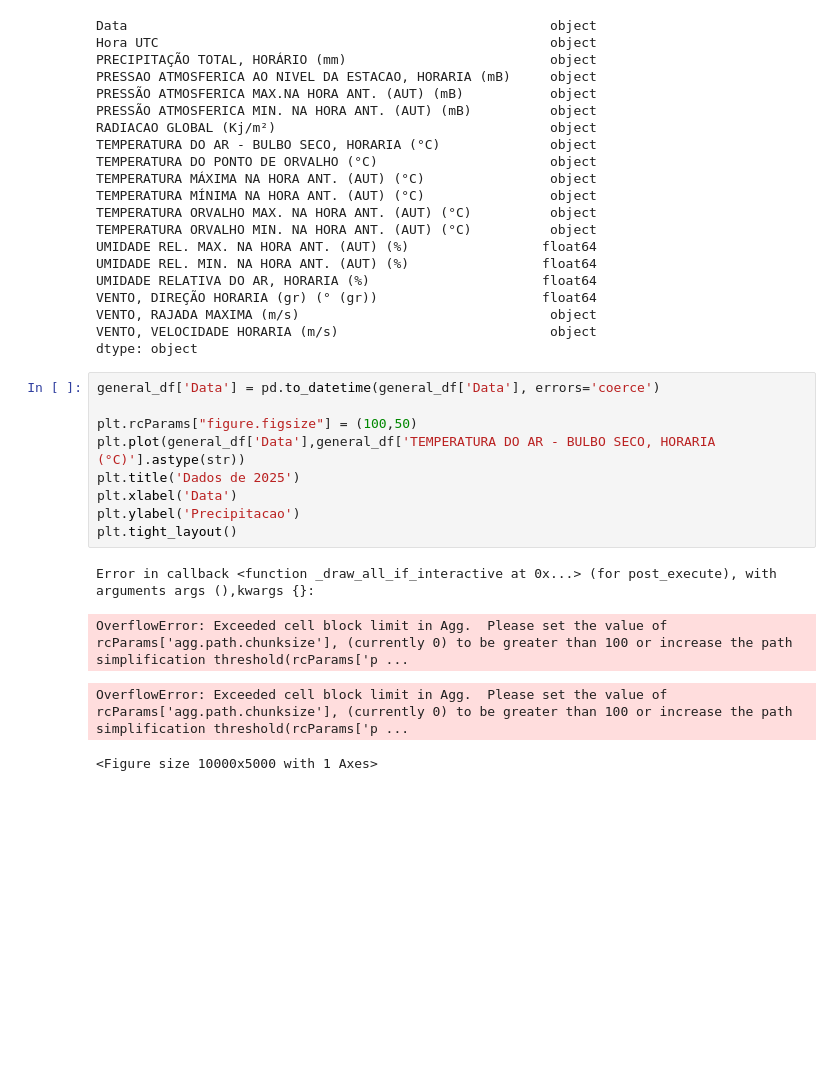
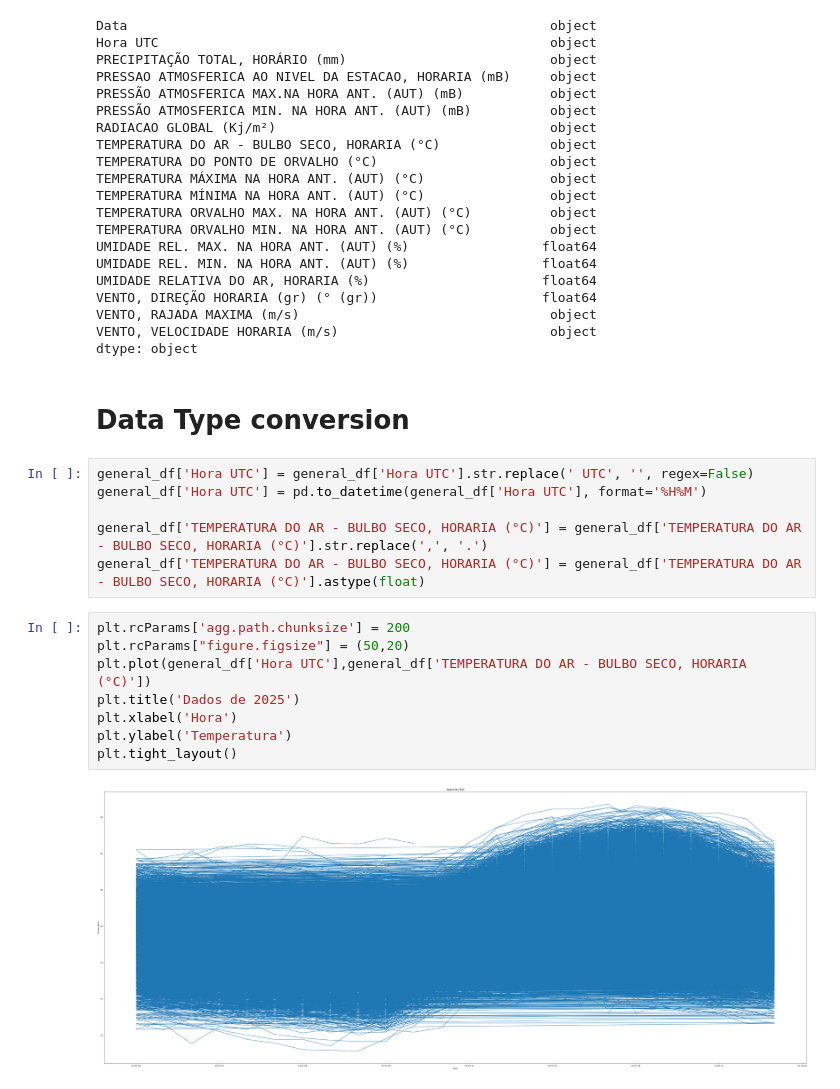
Before and after one commit to tracyxoxo/TCC-IA, a Jupyter notebook: TCC.ipynb, the cells around one changed output. Saved outputs shown, nothing was run; the diff lists cells and outputs as text; blank space fills up the shorter version.

Commit message:
plotted graph and formated temperature column values

```diff
--- a/TCC.ipynb
+++ b/TCC.ipynb
@@ -77,17 +77,21 @@ VENTO, DIREÇÃO HORARIA (gr) (° (gr))                     float64
 VENTO, RAJADA MAXIMA (m/s)                                object
 VENTO, VELOCIDADE HORARIA (m/s)                           object
 dtype: object
+# %% [markdown]
+# Data Type conversion
+# %%
+general_df['Hora UTC'] = general_df['Hora UTC'].str.replace(' UTC', '', regex=False)
+general_df['Hora UTC'] = pd.to_datetime(general_df['Hora UTC'], format='%H%M')
+
+general_df['TEMPERATURA DO AR - BULBO SECO, HORARIA (°C)'] = general_df['TEMPERATURA DO AR - BULBO SECO, HORARIA (°C)'].str.replace(',', '.')
+general_df['TEMPERATURA DO AR - BULBO SECO, HORARIA (°C)'] = general_df['TEMPERATURA DO AR - BULBO SECO, HORARIA (°C)'].astype(float)
 # %%
-general_df['Data'] = pd.to_datetime(general_df['Data'], errors='coerce')
-
-plt.rcParams["figure.figsize"] = (100,50)
-plt.plot(general_df['Data'],general_df['TEMPERATURA DO AR - BULBO SECO, HORARIA (°C)'].astype(str))
+plt.rcParams['agg.path.chunksize'] = 200
+plt.rcParams["figure.figsize"] = (50,20)
+plt.plot(general_df['Hora UTC'],general_df['TEMPERATURA DO AR - BULBO SECO, HORARIA (°C)'])
 plt.title('Dados de 2025')
-plt.xlabel('Data')
-plt.ylabel('Precipitacao')
+plt.xlabel('Hora')
+plt.ylabel('Temperatura')
 plt.tight_layout()
 # %% [output]
-Error in callback <function _draw_all_if_interactive at 0x...> (for post_execute), with arguments args (),kwargs {}:
-OverflowError: Exceeded cell block limit in Agg.  Please set the value of rcParams['agg.path.chunksize'], (currently 0) to be greater than 100 or increase the path simplification threshold(rcParams['p ...
-OverflowError: Exceeded cell block limit in Agg.  Please set the value of rcParams['agg.path.chunksize'], (currently 0) to be greater than 100 or increase the path simplification threshold(rcParams['p ...
-<Figure size 10000x5000 with 1 Axes>
+[figure, added]
```
